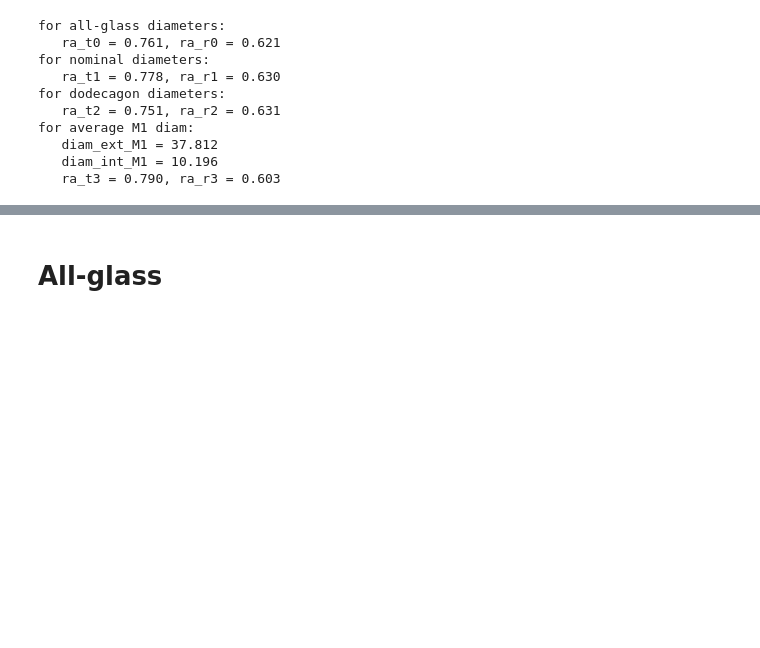
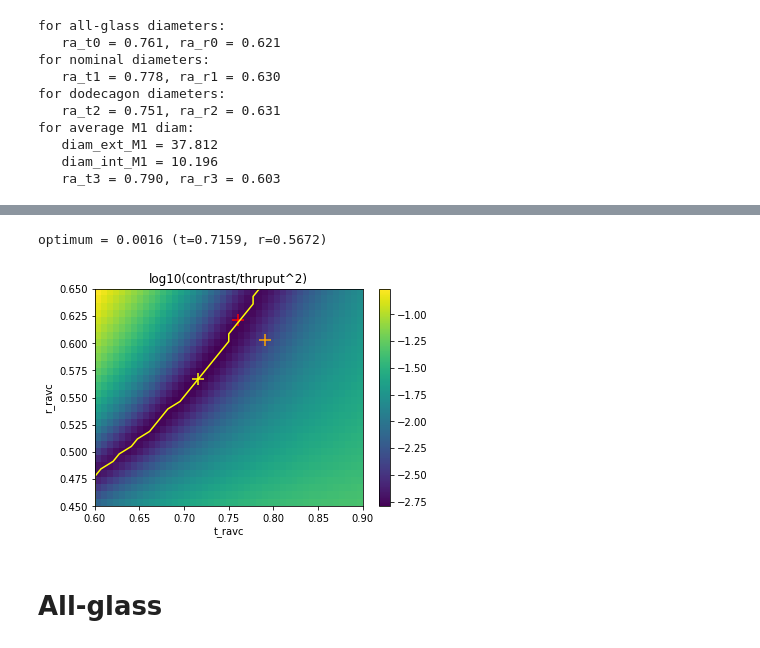
Before and after one commit to vortex-exoplanet/HEEPS, a Jupyter notebook: tools/ravc_optim.ipynb, the cells around one changed output, grey strips where cells are left out. Saved outputs shown, nothing was run; the diff lists cells and outputs as text; code cells hidden in the pictures; blank space fills up the shorter version.

```diff
--- a/tools/ravc_optim.ipynb
+++ b/tools/ravc_optim.ipynb
@@ -162,3 +213,8 @@ def plot_2d_map(rs, ts, t0, arr, case, title):
+# %%
+plot_2d_map(rs, ts, t_CT2, CT2, case, 'log10(contrast/thruput^2)')
+# %% [output]
+optimum = 0.0016 (t=0.7159, r=0.5672)
+[figure, added]
 # %% [markdown]
 # All-glass
 # %%
```
Also changed, not shown: parts of 24 cells of this notebook.
